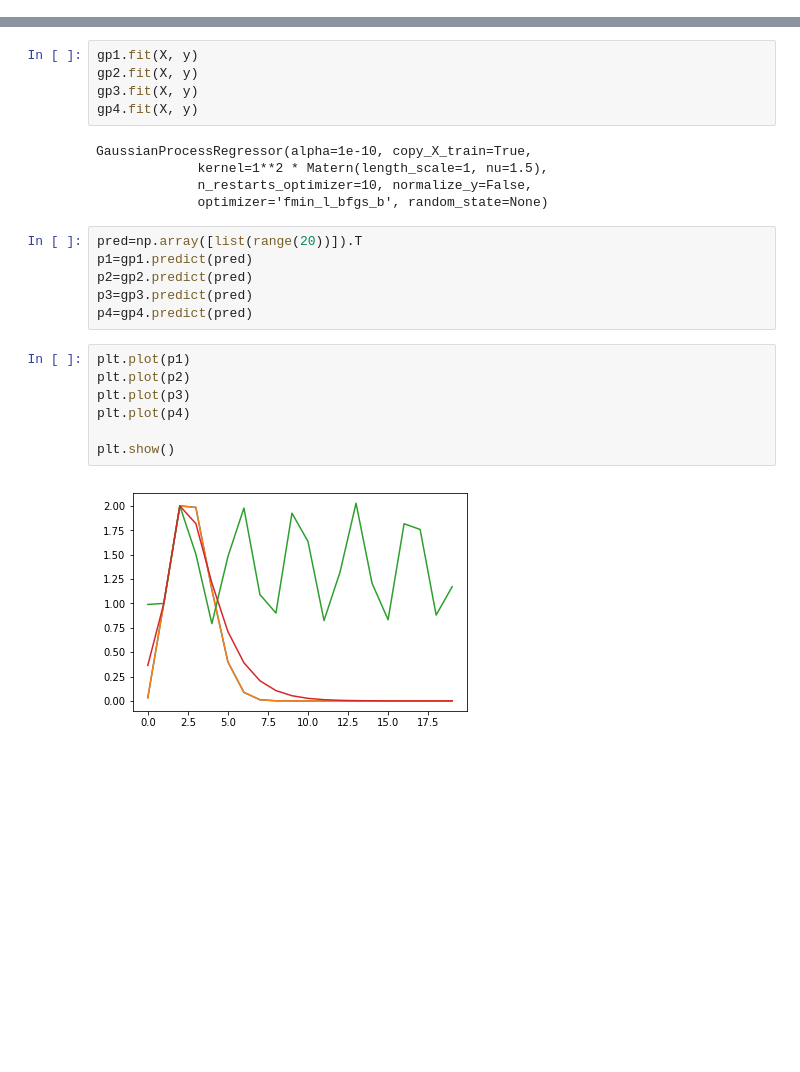
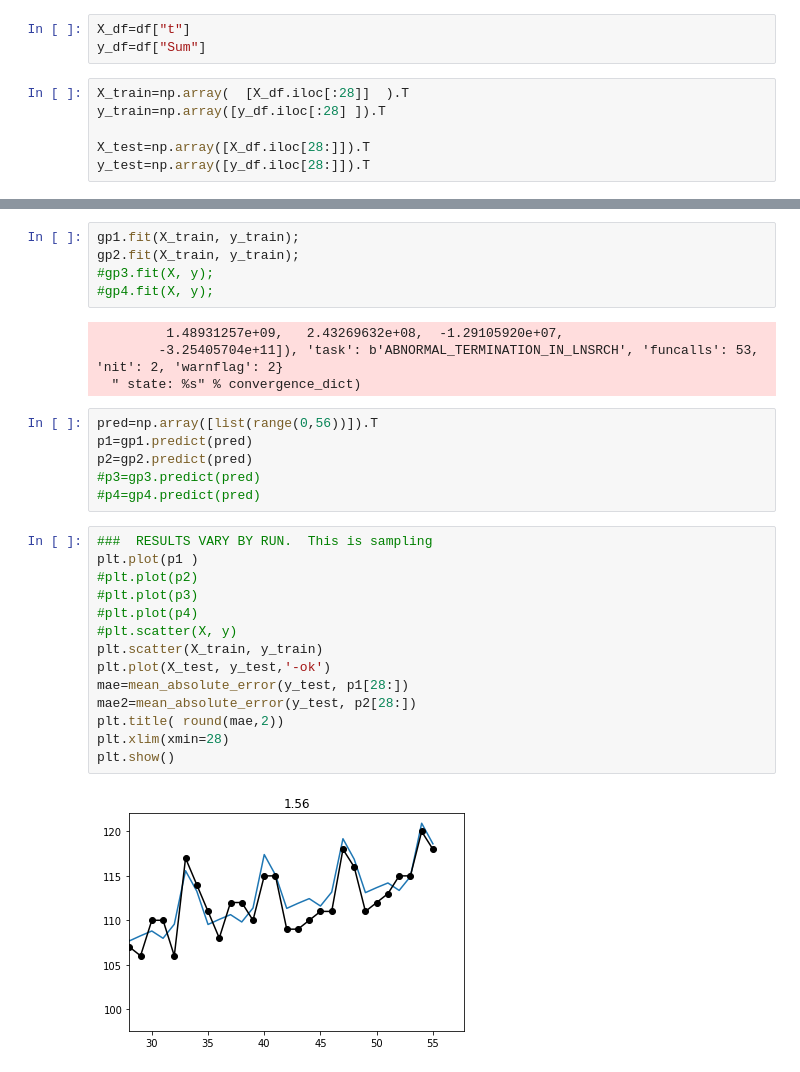
Before and after one commit to dclengacher/NCSU, a Jupyter notebook: GaussianProcessRegression_basic.ipynb, the cells around one changed output, grey strips where cells are left out. Saved outputs shown, nothing was run; the diff lists cells and outputs as text; blank space fills up the shorter version.

```diff
--- a/GaussianProcessRegression_basic.ipynb
+++ b/GaussianProcessRegression_basic.ipynb
@@ -22,0 +22,9 @@ kernels = [1.0 * RBF(length_scale=1.0, length_scale_bounds=(1e-1, 10.0)),
+# %%
+X_df=df["t"]
+y_df=df["Sum"]
+# %%
+X_train=np.array(  [X_df.iloc[:28]]  ).T
+y_train=np.array([y_df.iloc[:28] ]).T
+
+X_test=np.array([X_df.iloc[28:]]).T
+y_test=np.array([y_df.iloc[28:]]).T
@@ -29,25 +59,31 @@ gp4 = GaussianProcessRegressor(kernel=kernels[3], n_restarts_optimizer=n_restart
 # %%
-gp1.fit(X, y)
-gp2.fit(X, y)
-gp3.fit(X, y)
-gp4.fit(X, y)
+gp1.fit(X_train, y_train);
+gp2.fit(X_train, y_train);
+#gp3.fit(X, y);
+#gp4.fit(X, y);
 # %% [output]
-GaussianProcessRegressor(alpha=1e-10, copy_X_train=True,
-             kernel=1**2 * Matern(length_scale=1, nu=1.5),
-             n_restarts_optimizer=10, normalize_y=False,
-             optimizer='fmin_l_bfgs_b', random_state=None)
+         1.48931257e+09,   2.43269632e+08,  -1.29105920e+07,
+        -3.25405704e+11]), 'task': b'ABNORMAL_TERMINATION_IN_LNSRCH', 'funcalls': 53, 'nit': 2, 'warnflag': 2}
+  " state: %s" % convergence_dict)
 # %%
-pred=np.array([list(range(20))]).T
+pred=np.array([list(range(0,56))]).T
 p1=gp1.predict(pred)
 p2=gp2.predict(pred)
-p3=gp3.predict(pred)
-p4=gp4.predict(pred)
+#p3=gp3.predict(pred)
+#p4=gp4.predict(pred)
-# %%
-plt.plot(p1)
-plt.plot(p2)
-plt.plot(p3)
-plt.plot(p4)
-
-plt.show()
-# %% [output]
-[figure, removed]
+# %%
+###  RESULTS VARY BY RUN.  This is sampling
+plt.plot(p1 )
+#plt.plot(p2)
+#plt.plot(p3)
+#plt.plot(p4)
+#plt.scatter(X, y)
+plt.scatter(X_train, y_train)
+plt.plot(X_test, y_test,'-ok')
+mae=mean_absolute_error(y_test, p1[28:])
+mae2=mean_absolute_error(y_test, p2[28:])
+plt.title( round(mae,2))
+plt.xlim(xmin=28)
+plt.show()
+# %% [output]
+[figure, added]
```
Also changed, not shown: parts of 11 cells of this notebook.
